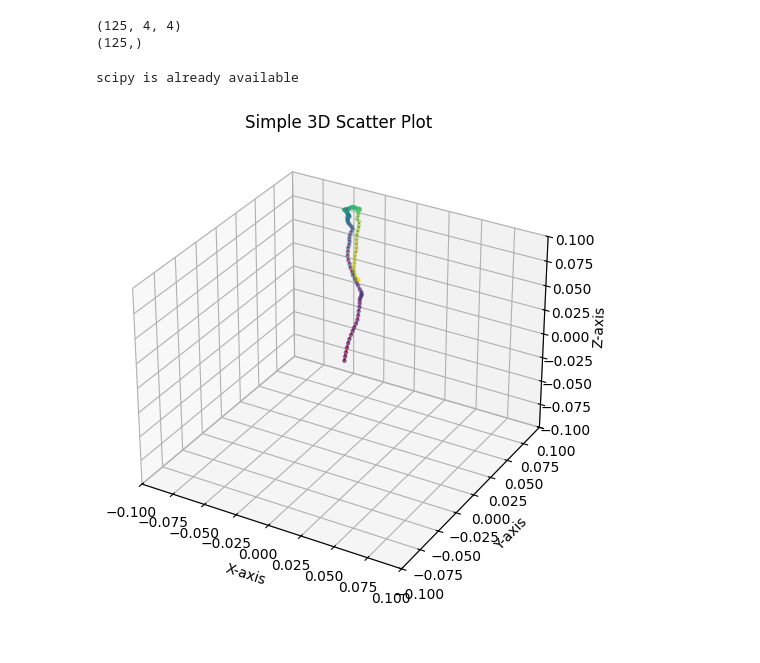
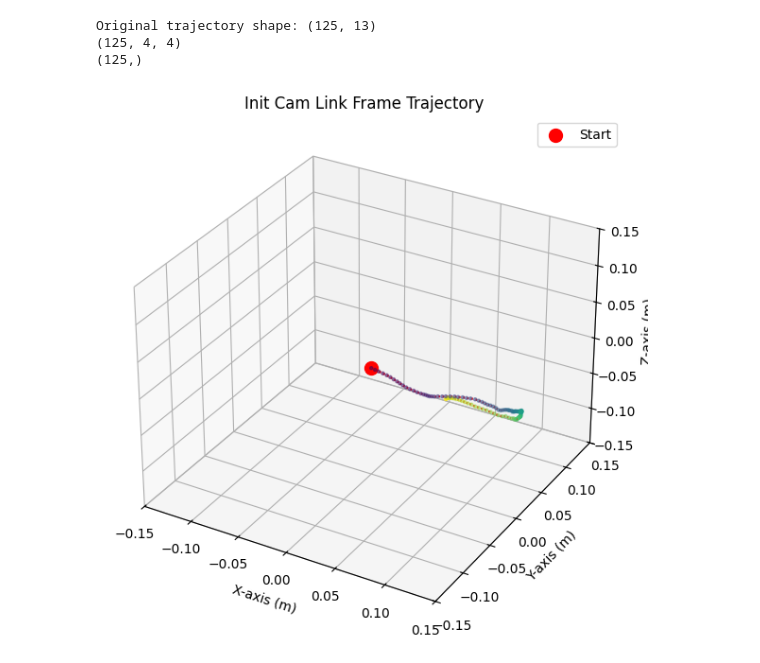
Before and after one commit to AgRoboticsResearch/sroi_rosbag_utilities, a Jupyter notebook: notebooks/sroi_traj.ipynb, the cells around one changed output. Drawn from its saved outputs; the diff is of its cells as text; code cells hidden in the pictures.

```diff
--- a/notebooks/sroi_traj.ipynb
+++ b/notebooks/sroi_traj.ipynb
@@ -13,9 +16,11 @@ import time
 # %%
 data_path = "/mnt/ldata/data/spi/spi/rs435_2025-07-23-09-10-02_sb_lab_picking/postproc/rs435_2025-07-23-09-10-02_segment_1/"
-time_path = data_path + "times.txt"
-traj_path = data_path + "CameraTrajectory.txt"
+traj_path = data_path + "CameraTrajectoryTransformed.txt"
 
 traj = np.loadtxt(traj_path, delimiter=" ")
+print("Original trajectory shape:", traj.shape)
+timestamps = traj[:, 0]
+traj = traj[:, 1:]
 traj = traj.reshape(-1, 3, 4)
 
 # append 0 0 0 1 to each 3x4 matrix
@@ -23,55 +28,52 @@ append_row = np.zeros((traj.shape[0], 1, 4))
 append_row[:, 0, 3] = 1
 traj = np.concatenate((traj, append_row), axis=1)
 
-timestamps = np.loadtxt(time_path, delimiter=" ")
 
 print(traj.shape)
 print(timestamps.shape)
 # %% [output]
+Original trajectory shape: (125, 13)
 (125, 4, 4)
 (125,)
-# %%
-# Install scipy if not available
-try:
-    from scipy.spatial.transform import Rotation
-    print("scipy is already available")
-except ImportError:
-    import subprocess
-    import sys
-    subprocess.check_call([sys.executable, "-m", "pip", "install", "scipy"])
-    from scipy.spatial.transform import Rotation
-    print("scipy installed successfully")
-# %% [output]
-scipy is already available
 # %%
 # 2. Create a figure and a 3D axes object
 fig = plt.figure(figsize=(8, 6)) # Adjust figure size as needed
 ax = fig.add_subplot(111, projection='3d') # '111' means 1 row, 1 column, first subplot
 # 3. Plot the trajectory in 3D
 traj_use = traj[:]
 ax.scatter(traj_use[:, 0, 3], traj_use[:, 1, 3], traj_use[:, 2, 3], s=5, c=np.arange(len(traj_use)), cmap='viridis', alpha=0.5)
+
+
+
+# Add red marker at initial point
+ax.scatter(traj_use[0, 0, 3], traj_use[0, 1, 3], traj_use[0, 2, 3],
+           s=100, c='red', marker='o', alpha=1.0, label='Start')
+
 
 # Add arrows showing direction from each point to the next
 for i in range(len(traj_use) - 1):
     # Current point
     x, y, z = traj_use[i, 0, 3], traj_use[i, 1, 3], traj_use[i, 2, 3]
     # Direction vector to next point
     dx = traj_use[i+1, 0, 3] - x
     dy = traj_use[i+1, 1, 3] - y
     dz = traj_use[i+1, 2, 3] - z
     # Add arrow
     ax.quiver(x, y, z, dx, dy, dz, color='red', alpha=0.6, arrow_length_ratio=0.5, length=0.5)
 
-# 4. Set labels and title
-ax.set_xlabel('X-axis')
-ax.set_ylabel('Y-axis')
-ax.set_zlabel('Z-axis')
-ax.set_title('Simple 3D Scatter Plot')
-ax.set_xlim([-0.1, 0.1])  # Adjust limits as needed
-ax.set_ylim([-0.1, 0.1])  # Adjust limits as needed
-ax.set_zlim([-0.1, 0.1])  # Adjust limits as needed
+ax.set_xlabel('X-axis (m)')
+ax.set_ylabel('Y-axis (m)')
+ax.set_zlabel('Z-axis (m)')
+ax.set_title('Init Cam Link Frame Trajectory')
+ax.set_xlim([-0.15, 0.15])  # Adjust limits as needed
+ax.set_ylim([-0.15, 0.15])  # Adjust limits as needed
+ax.set_zlim([-0.15, 0.15])  # Adjust limits as needed
+ax.legend()
+plt.tight_layout()
+plt.show()
+
 
 # 5. Display the plot
 plt.show()
 # %% [output]
-[figure, old version]
+[figure, new version]
```
Also changed, not shown: parts of 3 cells of this notebook, 1 other file.
